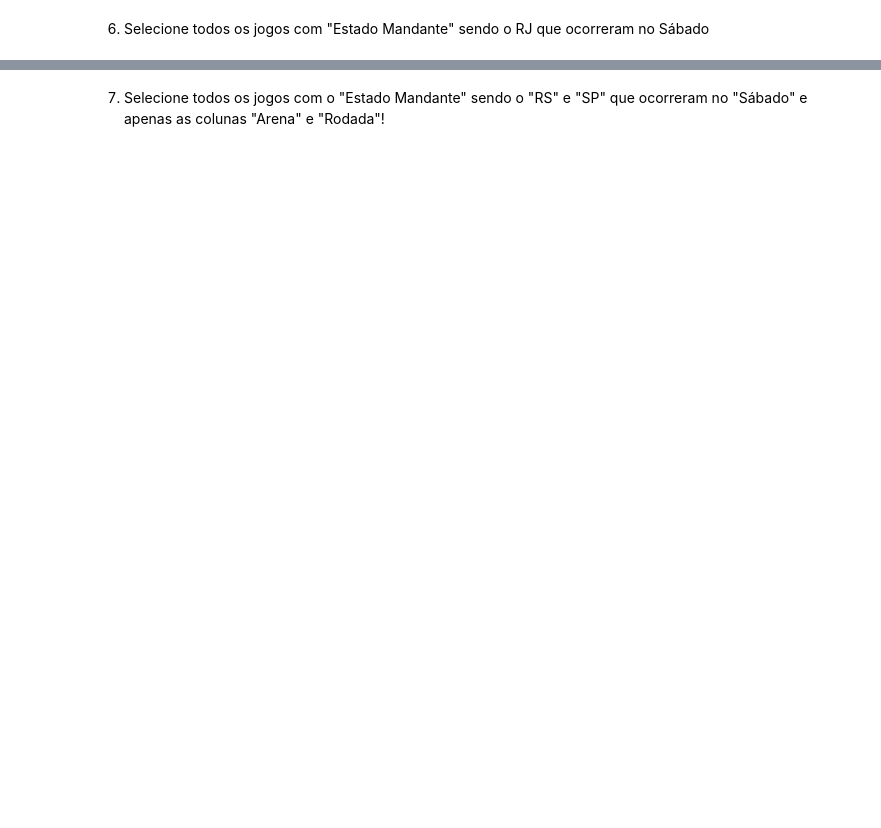
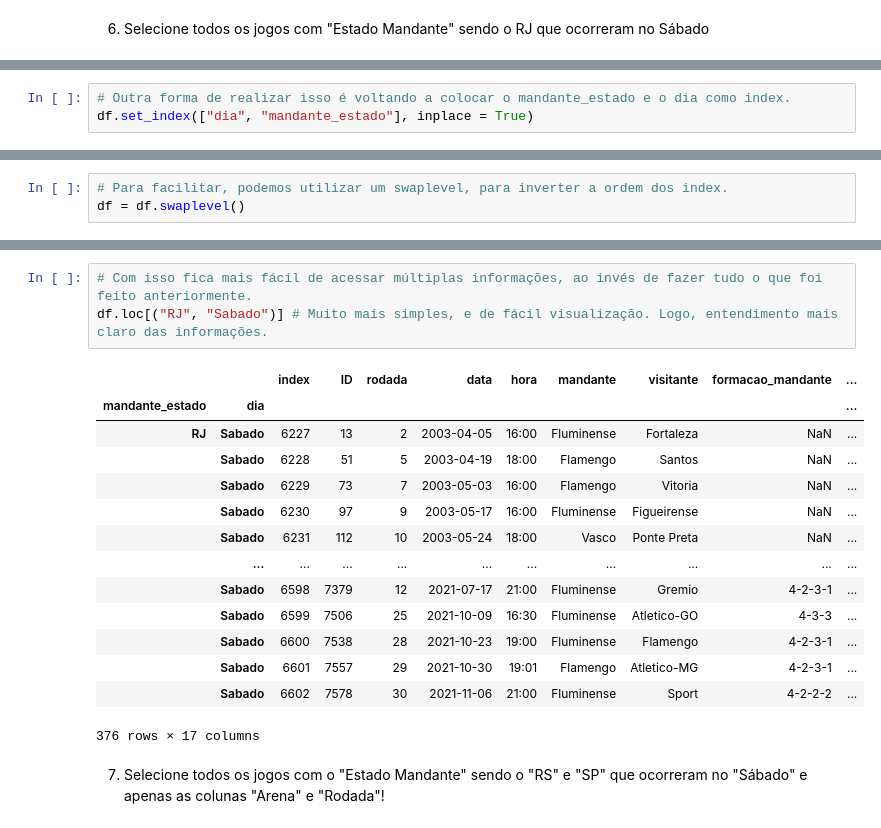
Before and after one commit to LeonardoHyppolito/Estudos, a Jupyter notebook: Lista_2_Pandas.ipynb, the cells around one changed output, grey strips where cells are left out. Saved outputs shown, nothing was run; the diff lists cells and outputs as text; blank space fills up the shorter version.

```diff
--- a/Lista_2_Pandas.ipynb
+++ b/Lista_2_Pandas.ipynb
@@ -141,0 +181,3 @@ KeyError: ignored
+# %%
+# Outra forma de realizar isso é voltando a colocar o mandante_estado e o dia como index.
+df.set_index(["dia", "mandante_estado"], inplace = True)
@@ -141,0 +192,3 @@ KeyError: ignored
+# %%
+# Para facilitar, podemos utilizar um swaplevel, para inverter a ordem dos index.
+df = df.swaplevel()
@@ -142,2 +223,20 @@ KeyError: ignored
+# %%
+# Com isso fica mais fácil de acessar múltiplas informações, ao invés de fazer tudo o que foi feito anteriormente.
+df.loc[("RJ", "Sabado")] # Muito mais simples, e de fácil visualização. Logo, entendimento mais claro das informações.
+# %% [output]
+|  |  | index | ID | rodada | data | hora | mandante | visitante | formacao_mandante | ... |
+| mandante_estado | dia |  |  |  |  |  |  |  |  | ... |
+| RJ | Sabado | 6227 | 13 | 2 | 2003-04-05 | 16:00 | Fluminense | Fortaleza | NaN | ... |
+|  | Sabado | 6228 | 51 | 5 | 2003-04-19 | 18:00 | Flamengo | Santos | NaN | ... |
+|  | Sabado | 6229 | 73 | 7 | 2003-05-03 | 16:00 | Flamengo | Vitoria | NaN | ... |
+|  | Sabado | 6230 | 97 | 9 | 2003-05-17 | 16:00 | Fluminense | Figueirense | NaN | ... |
+|  | Sabado | 6231 | 112 | 10 | 2003-05-24 | 18:00 | Vasco | Ponte Preta | NaN | ... |
+|  | ... | ... | ... | ... | ... | ... | ... | ... | ... | ... |
+|  | Sabado | 6598 | 7379 | 12 | 2021-07-17 | 21:00 | Fluminense | Gremio | 4-2-3-1 | ... |
+|  | Sabado | 6599 | 7506 | 25 | 2021-10-09 | 16:30 | Fluminense | Atletico-GO | 4-3-3 | ... |
+|  | Sabado | 6600 | 7538 | 28 | 2021-10-23 | 19:00 | Fluminense | Flamengo | 4-2-3-1 | ... |
+|  | Sabado | 6601 | 7557 | 29 | 2021-10-30 | 19:01 | Flamengo | Atletico-MG | 4-2-3-1 | ... |
+|  | Sabado | 6602 | 7578 | 30 | 2021-11-06 | 21:00 | Fluminense | Sport | 4-2-2-2 | ... |
+376 rows × 17 columns
 # %% [markdown]
 7) Selecione todos os jogos com o "Estado Mandante" sendo o "RS" e "SP" que ocorreram no "Sábado" e apenas as colunas "Arena" e "Rodada"!
```
Also changed, not shown: parts of 24 cells of this notebook.
